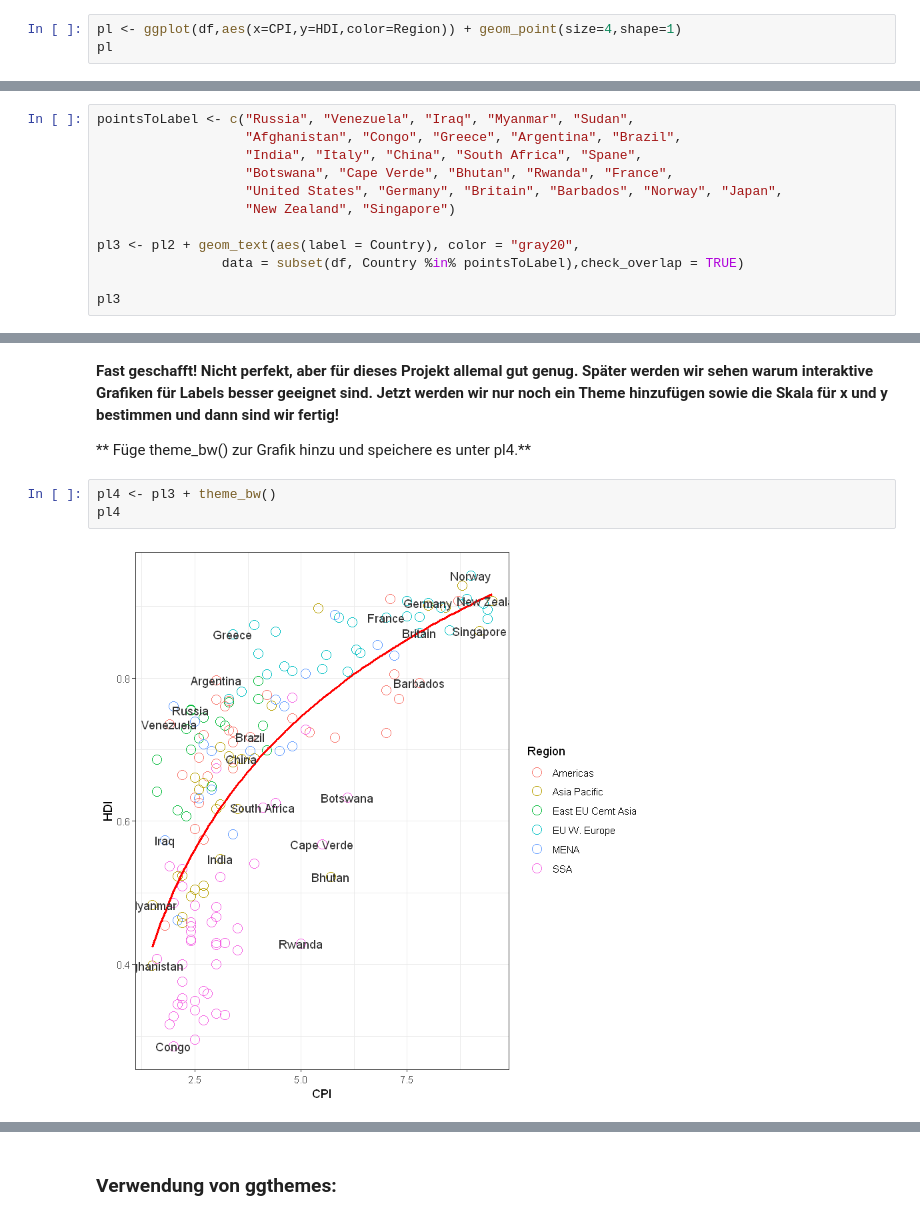
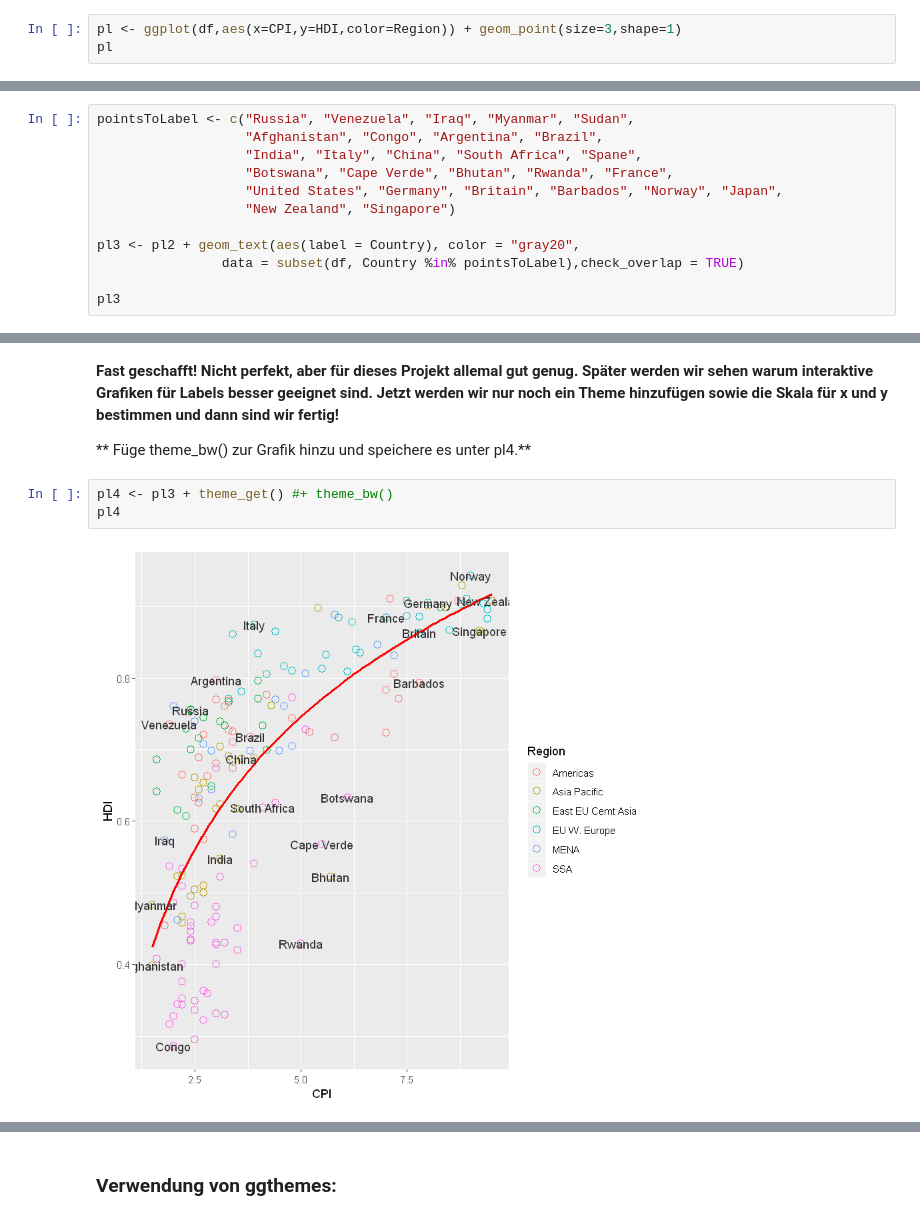
Before and after one commit to softfactories/r_train_2, a Jupyter notebook: 2.9 R Data Visualisation/de-DE/2.9.56 R - ggplot2 Lab 8. - Demo.ipynb, the cells around one changed output, grey strips where cells are left out. Saved outputs shown, nothing was run; the diff lists cells and outputs as text.

```diff
--- a/2.9 R Data Visualisation/de-DE/2.9.56 R - ggplot2 Lab 8. - Demo.ipynb
+++ b/2.9 R Data Visualisation/de-DE/2.9.56 R - ggplot2 Lab 8. - Demo.ipynb
@@ -44,7 +46,7 @@ pl
 # %% [markdown]
 **Ändere die Punkte zu größeren leeren Kreisen. Dazu wirst du einen Schritt wiederholen und geom_point() Argumente hinzufügen müssen. Wir wollen size und shape bearbeiten.**
 # %%
-pl <- ggplot(df,aes(x=CPI,y=HDI,color=Region)) + geom_point(size=4,shape=1)
+pl <- ggplot(df,aes(x=CPI,y=HDI,color=Region)) + geom_point(size=3,shape=1)
 pl
 # %% [output]
 [figure]
@@ -83,6 +85,6 @@ pl2 + geom_text(aes(label=Country))
 # %%
 pointsToLabel <- c("Russia", "Venezuela", "Iraq", "Myanmar", "Sudan",
-                   "Afghanistan", "Congo", "Greece", "Argentina", "Brazil",
+                   "Afghanistan", "Congo", "Argentina", "Brazil",
                    "India", "Italy", "China", "South Africa", "Spane",
                    "Botswana", "Cape Verde", "Bhutan", "Rwanda", "France",
                    "United States", "Germany", "Britain", "Barbados", "Norway", "Japan",
@@ -99,8 +101,8 @@ pl3
 
 ** Füge theme_bw() zur Grafik hinzu und speichere es unter pl4.**
 # %%
-pl4 <- pl3 + theme_bw()
+pl4 <- pl3 + theme_get() #+ theme_bw()
 pl4
 # %% [output]
-[figure, old version]
+[figure, new version]
 # %% [markdown]
```
Also changed, not shown: parts of 13 cells of this notebook, 6 other files.
